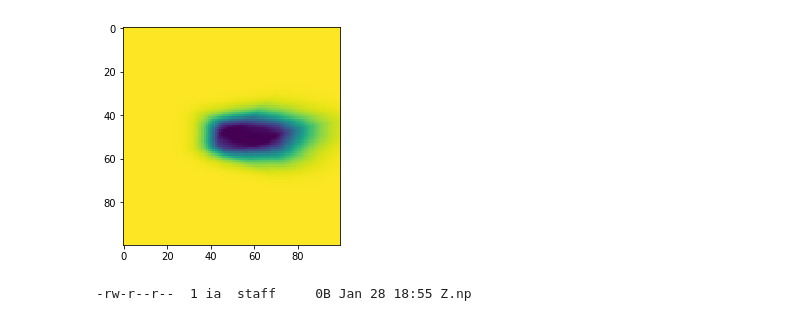
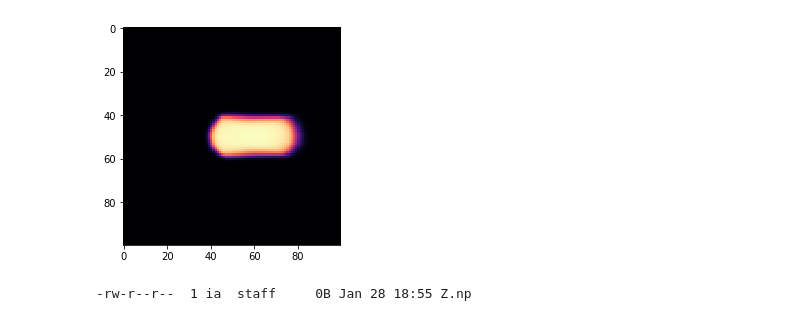
Before and after one commit to iagapov/serval, a Jupyter notebook: notebooks/keras0.ipynb, the cells around one changed output. Cells and saved outputs as stored; diff of their text form; code cells hidden in the pictures.

```diff
--- a/notebooks/keras0.ipynb
+++ b/notebooks/keras0.ipynb
@@ -14,9 +14,9 @@ import os
 os.environ['KMP_DUPLICATE_LIB_OK']='True'
 
 model = Sequential()
-model.add(Dense(16, input_dim=2, activation='relu'))
+model.add(Dense(64, input_dim=2, activation='relu'))
 #model.add(Dropout(0.5))
-model.add(Dense(8, activation='relu'))
+model.add(Dense(64, activation='relu'))
 #model.add(Dropout(0.5))
 model.add(Dense(1, activation='sigmoid'))
 model.compile(loss='binary_crossentropy', optimizer='sgd',metrics=['accuracy'])
@@ -57,23 +57,23 @@ Epoch 6/20
 # %%
 X, Y = np.meshgrid(np.linspace(-5,5,100),np.linspace(-5,5,100))
 Z = 0. * X
 for i in range(100):
     for j in range(100):
         p = np.array([[X[i,j],Y[i,j]]])
         #print(p)
         Z[i,j] = model.predict(p) #treat xv[i,j], yv[i,j]
 
 '''
 from mpl_toolkits.mplot3d import axes3d
 fig = plt.figure()
 ax = fig.add_subplot(111, projection='3d')
 ax.plot_wireframe(X,Y,Z)
 plt.show()
 '''
-plt.imshow(Z)
+plt.imshow(Z,cmap='magma_r')
 plt.show()
 # %% [output]
-[figure, old version]
+[figure, new version]
 # %%
 ls -lh Z.np
 # %% [output]
```
Also changed, not shown: parts of 2 cells of this notebook, 7 other files.
